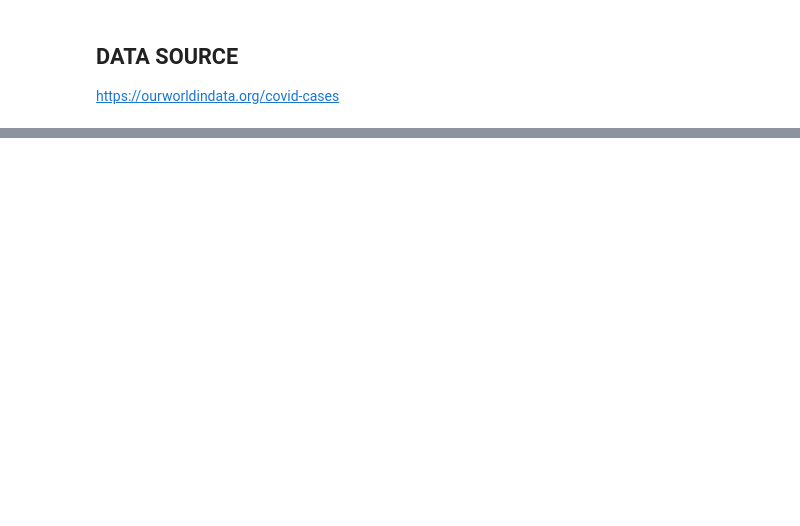
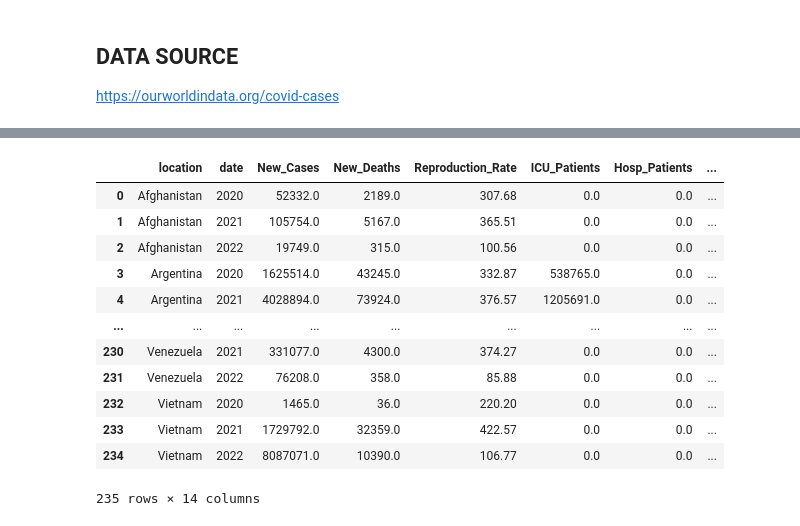
Before and after one commit to WooiLing94/WLCapstoneProject, a Jupyter notebook: CovidCases.ipynb, the cells around one changed output, grey strips where cells are left out. Drawn from its saved outputs; the diff is of its cells as text; code cells hidden in the pictures; blank space fills up the shorter version.

```diff
--- a/CovidCases.ipynb
+++ b/CovidCases.ipynb
@@ -141,0 +119,32 @@ memory usage: 6.1+ MB
+# %%
+# Grouping columns by Location & Year
+#groupDeath = df.groupby([(df.location),(df.date.dt.year)])["new_cases"].sum()
+groupCase = df.groupby([(df.location),(df.date.dt.year)]).agg(
+    New_Cases = ('new_cases','sum'),
+    New_Deaths = ('new_deaths','sum'),
+    Reproduction_Rate = ('reproduction_rate','sum'),
+    ICU_Patients = ('icu_patients','sum'),
+    Hosp_Patients = ('hosp_patients','sum'),
+    Positive_Rate = ('positive_rate','sum'),
+    People_Vaccinated = ('people_vaccinated','sum'),
+    People_Fully_Vaccinated = ('people_fully_vaccinated','sum'),
+    Total_Boosters = ('total_boosters','sum'),
+    Population = ('population','sum'),
+    Population_Density = ('population_density','sum'),
+    Extreme_Poverty = ('extreme_poverty','sum'),).reset_index()
+
+groupCase
+# %% [output]
+|  | location | date | New_Cases | New_Deaths | Reproduction_Rate | ICU_Patients | Hosp_Patients | ... |
+| 0 | Afghanistan | 2020 | 52332.0 | 2189.0 | 307.68 | 0.0 | 0.0 | ... |
+| 1 | Afghanistan | 2021 | 105754.0 | 5167.0 | 365.51 | 0.0 | 0.0 | ... |
+| 2 | Afghanistan | 2022 | 19749.0 | 315.0 | 100.56 | 0.0 | 0.0 | ... |
+| 3 | Argentina | 2020 | 1625514.0 | 43245.0 | 332.87 | 538765.0 | 0.0 | ... |
+| 4 | Argentina | 2021 | 4028894.0 | 73924.0 | 376.57 | 1205691.0 | 0.0 | ... |
+| ... | ... | ... | ... | ... | ... | ... | ... | ... |
+| 230 | Venezuela | 2021 | 331077.0 | 4300.0 | 374.27 | 0.0 | 0.0 | ... |
+| 231 | Venezuela | 2022 | 76208.0 | 358.0 | 85.88 | 0.0 | 0.0 | ... |
+| 232 | Vietnam | 2020 | 1465.0 | 36.0 | 220.20 | 0.0 | 0.0 | ... |
+| 233 | Vietnam | 2021 | 1729792.0 | 32359.0 | 422.57 | 0.0 | 0.0 | ... |
+| 234 | Vietnam | 2022 | 8087071.0 | 10390.0 | 106.77 | 0.0 | 0.0 | ... |
+235 rows × 14 columns
```
Also changed, not shown: parts of 18 cells of this notebook, 3 other files.
